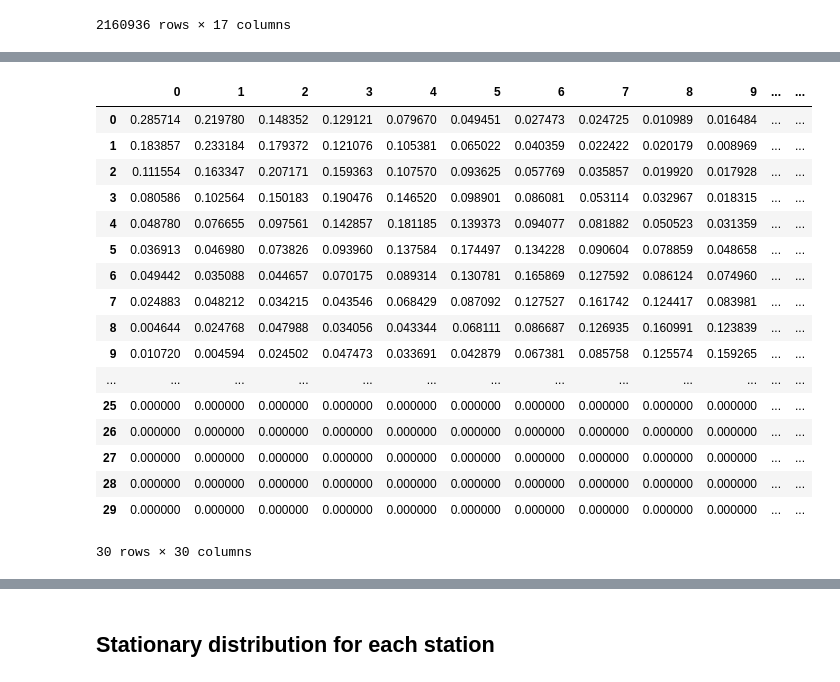
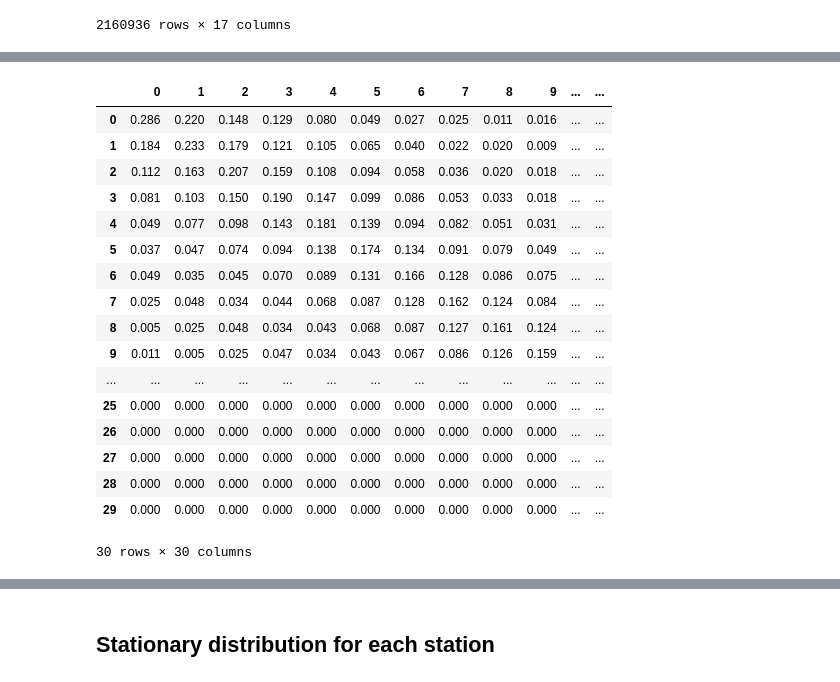
Before and after one commit to gracelang15/City-Bike-Data-Project, a Jupyter notebook: main-project.ipynb, the cells around one changed output, grey strips where cells are left out. Cells and saved outputs as stored; diff of their text form; code cells hidden in the pictures.

```diff
--- a/main-project.ipynb
+++ b/main-project.ipynb
@@ -545,21 +668,21 @@ WCham_p_night = create_probab_matrix(WCham_freq_rates_night, 29)
 # %%
-pd.DataFrame(WCham_p_night)
+pd.DataFrame.round(pd.DataFrame(WCham_p_night),3)
 # %% [output]
 |  | 0 | 1 | 2 | 3 | 4 | 5 | 6 | 7 | 8 | 9 | ... | ... |
-| 0 | 0.285714 | 0.219780 | 0.148352 | 0.129121 | 0.079670 | 0.049451 | 0.027473 | 0.024725 | 0.010989 | 0.016484 | ... | ... |
-| 1 | 0.183857 | 0.233184 | 0.179372 | 0.121076 | 0.105381 | 0.065022 | 0.040359 | 0.022422 | 0.020179 | 0.008969 | ... | ... |
-| 2 | 0.111554 | 0.163347 | 0.207171 | 0.159363 | 0.107570 | 0.093625 | 0.057769 | 0.035857 | 0.019920 | 0.017928 | ... | ... |
-| 3 | 0.080586 | 0.102564 | 0.150183 | 0.190476 | 0.146520 | 0.098901 | 0.086081 | 0.053114 | 0.032967 | 0.018315 | ... | ... |
-| 4 | 0.048780 | 0.076655 | 0.097561 | 0.142857 | 0.181185 | 0.139373 | 0.094077 | 0.081882 | 0.050523 | 0.031359 | ... | ... |
-| 5 | 0.036913 | 0.046980 | 0.073826 | 0.093960 | 0.137584 | 0.174497 | 0.134228 | 0.090604 | 0.078859 | 0.048658 | ... | ... |
-| 6 | 0.049442 | 0.035088 | 0.044657 | 0.070175 | 0.089314 | 0.130781 | 0.165869 | 0.127592 | 0.086124 | 0.074960 | ... | ... |
-| 7 | 0.024883 | 0.048212 | 0.034215 | 0.043546 | 0.068429 | 0.087092 | 0.127527 | 0.161742 | 0.124417 | 0.083981 | ... | ... |
-| 8 | 0.004644 | 0.024768 | 0.047988 | 0.034056 | 0.043344 | 0.068111 | 0.086687 | 0.126935 | 0.160991 | 0.123839 | ... | ... |
-| 9 | 0.010720 | 0.004594 | 0.024502 | 0.047473 | 0.033691 | 0.042879 | 0.067381 | 0.085758 | 0.125574 | 0.159265 | ... | ... |
+| 0 | 0.286 | 0.220 | 0.148 | 0.129 | 0.080 | 0.049 | 0.027 | 0.025 | 0.011 | 0.016 | ... | ... |
+| 1 | 0.184 | 0.233 | 0.179 | 0.121 | 0.105 | 0.065 | 0.040 | 0.022 | 0.020 | 0.009 | ... | ... |
+| 2 | 0.112 | 0.163 | 0.207 | 0.159 | 0.108 | 0.094 | 0.058 | 0.036 | 0.020 | 0.018 | ... | ... |
+| 3 | 0.081 | 0.103 | 0.150 | 0.190 | 0.147 | 0.099 | 0.086 | 0.053 | 0.033 | 0.018 | ... | ... |
+| 4 | 0.049 | 0.077 | 0.098 | 0.143 | 0.181 | 0.139 | 0.094 | 0.082 | 0.051 | 0.031 | ... | ... |
+| 5 | 0.037 | 0.047 | 0.074 | 0.094 | 0.138 | 0.174 | 0.134 | 0.091 | 0.079 | 0.049 | ... | ... |
+| 6 | 0.049 | 0.035 | 0.045 | 0.070 | 0.089 | 0.131 | 0.166 | 0.128 | 0.086 | 0.075 | ... | ... |
+| 7 | 0.025 | 0.048 | 0.034 | 0.044 | 0.068 | 0.087 | 0.128 | 0.162 | 0.124 | 0.084 | ... | ... |
+| 8 | 0.005 | 0.025 | 0.048 | 0.034 | 0.043 | 0.068 | 0.087 | 0.127 | 0.161 | 0.124 | ... | ... |
+| 9 | 0.011 | 0.005 | 0.025 | 0.047 | 0.034 | 0.043 | 0.067 | 0.086 | 0.126 | 0.159 | ... | ... |
 | ... | ... | ... | ... | ... | ... | ... | ... | ... | ... | ... | ... | ... |
-| 25 | 0.000000 | 0.000000 | 0.000000 | 0.000000 | 0.000000 | 0.000000 | 0.000000 | 0.000000 | 0.000000 | 0.000000 | ... | ... |
-| 26 | 0.000000 | 0.000000 | 0.000000 | 0.000000 | 0.000000 | 0.000000 | 0.000000 | 0.000000 | 0.000000 | 0.000000 | ... | ... |
-| 27 | 0.000000 | 0.000000 | 0.000000 | 0.000000 | 0.000000 | 0.000000 | 0.000000 | 0.000000 | 0.000000 | 0.000000 | ... | ... |
-| 28 | 0.000000 | 0.000000 | 0.000000 | 0.000000 | 0.000000 | 0.000000 | 0.000000 | 0.000000 | 0.000000 | 0.000000 | ... | ... |
-| 29 | 0.000000 | 0.000000 | 0.000000 | 0.000000 | 0.000000 | 0.000000 | 0.000000 | 0.000000 | 0.000000 | 0.000000 | ... | ... |
+| 25 | 0.000 | 0.000 | 0.000 | 0.000 | 0.000 | 0.000 | 0.000 | 0.000 | 0.000 | 0.000 | ... | ... |
+| 26 | 0.000 | 0.000 | 0.000 | 0.000 | 0.000 | 0.000 | 0.000 | 0.000 | 0.000 | 0.000 | ... | ... |
+| 27 | 0.000 | 0.000 | 0.000 | 0.000 | 0.000 | 0.000 | 0.000 | 0.000 | 0.000 | 0.000 | ... | ... |
+| 28 | 0.000 | 0.000 | 0.000 | 0.000 | 0.000 | 0.000 | 0.000 | 0.000 | 0.000 | 0.000 | ... | ... |
+| 29 | 0.000 | 0.000 | 0.000 | 0.000 | 0.000 | 0.000 | 0.000 | 0.000 | 0.000 | 0.000 | ... | ... |
 30 rows × 30 columns
```
Also changed, not shown: parts of 24 cells of this notebook.
